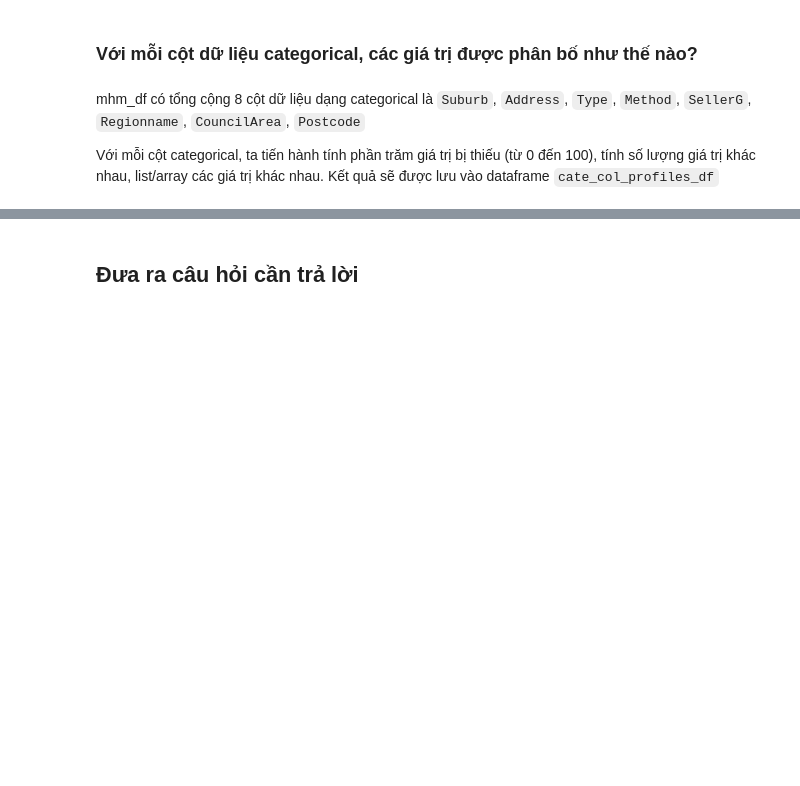
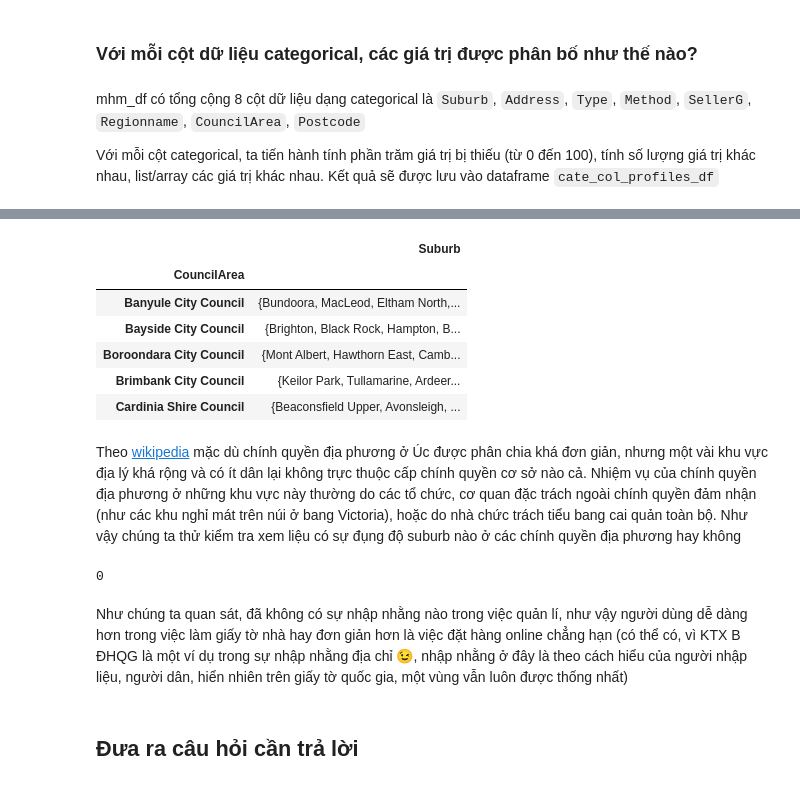
Before and after one commit to phanvoquyen/L-p-tr-nh-cho-Khoa-h-c-D-li-u, a Jupyter notebook: Code/18120509_18120529.ipynb, the cells around one changed output, grey strips where cells are left out. Drawn from its saved outputs; the diff is of its cells as text; code cells hidden in the pictures; blank space fills up the shorter version.

Commit message:
More clarification on data columns  and

```diff
--- a/Code/18120509_18120529.ipynb
+++ b/Code/18120509_18120529.ipynb
@@ -238,2 +246,25 @@ cate_col_profiles_df
+# %%
+pd.set_option("display.max_colwidth", 1000)
+su_in_ca_df = mhm_df[['Suburb', 'CouncilArea']]
+su_in_ca_df = su_in_ca_df.groupby(['CouncilArea'])['Suburb'].apply(set)
+su_in_ca_df = pd.DataFrame(su_in_ca_df)
+su_in_ca_df.head()
+# %% [output]
+|  | Suburb |
+| CouncilArea |  |
+| Banyule City Council | {Bundoora, MacLeod, Eltham North,... |
+| Bayside City Council | {Brighton, Black Rock, Hampton, B... |
+| Boroondara City Council | {Mont Albert, Hawthorn East, Camb... |
+| Brimbank City Council | {Keilor Park, Tullamarine, Ardeer... |
+| Cardinia Shire Council | {Beaconsfield Upper, Avonsleigh, ... |
+# %% [markdown]
+Theo [wikipedia](https://vi.wikipedia.org/wiki/Ch%C3%ADnh_quy%E1%BB%81n_%C4%91%E1%BB%8Ba_ph%C6%B0%C6%A1ng_%E1%BB%9F_%C3%9Ac) mặc dù chính quyền địa phương ở Úc được phân chia khá đơn giản, nhưng một vài khu vực địa lý khá rộng và có ít dân lại không trực thuộc cấp chính quyền cơ sở nào cả. Nhiệm vụ của chính quyền địa phương ở những khu vực này thường do các tổ chức, cơ quan đặc trách ngoài chính quyền đảm nhận (như các khu nghỉ mát trên núi ở bang Victoria), hoặc do nhà chức trách tiểu bang cai quản toàn bộ. Như vậy chúng ta thử kiểm tra xem liệu có sự đụng độ suburb nào ở các chính quyền địa phương hay không
+# %%
+su_in_ca_df = su_in_ca_df.explode('Suburb')
+su_in_ca_df.duplicated().sum()
+# %% [output]
+0
+# %% [markdown]
+Như chúng ta quan sát, đã không có sự nhập nhằng nào trong việc quản lí, như vậy người dùng dễ dàng hơn trong việc làm giấy tờ nhà hay đơn giản hơn là việc đặt hàng online chẳng hạn (có thể có, vì KTX B ĐHQG là một ví dụ trong sự nhập nhằng địa chỉ 😉, nhập nhằng ở đây là theo cách hiểu của người nhập liệu, người dân, hiển nhiên trên giấy tờ quốc gia, một vùng vẫn luôn được thống nhất)
 # %% [markdown]
 ## Đưa ra câu hỏi cần trả lời
```
Also changed, not shown: parts of 5 cells of this notebook.
